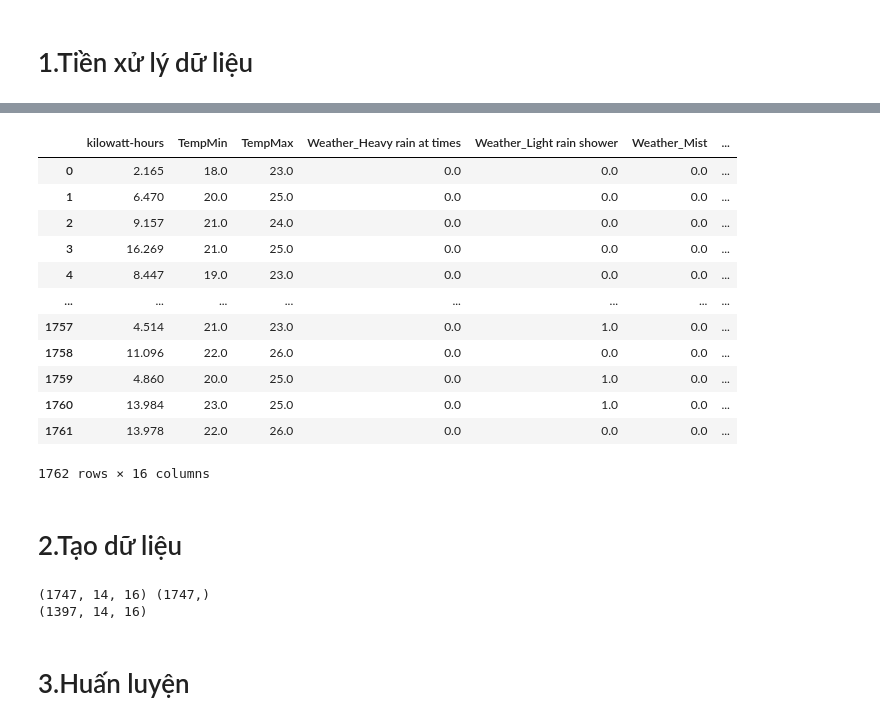
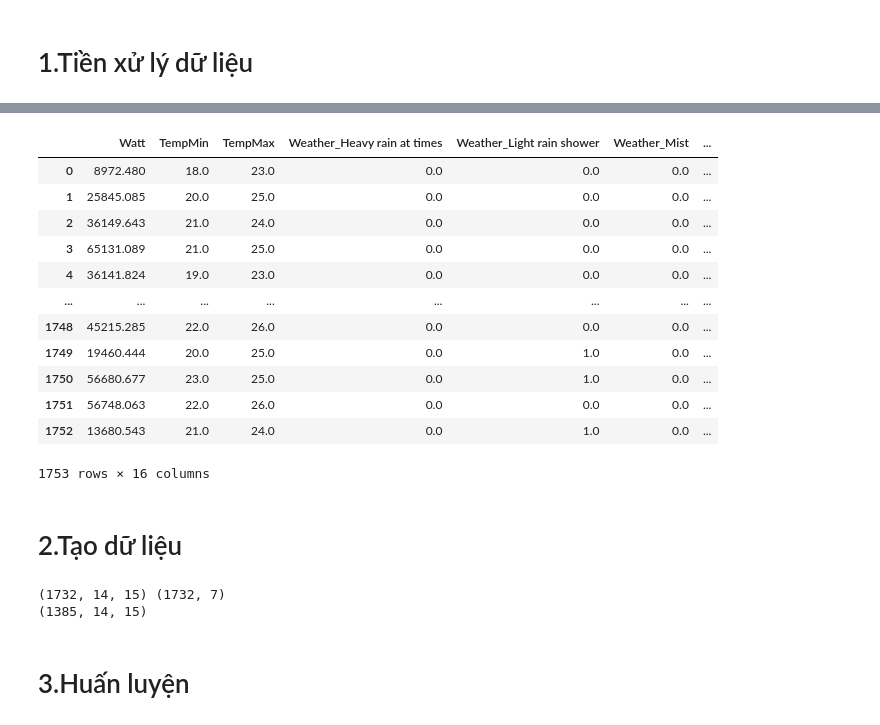
Before and after one commit to Luanho20092002/NCKH_SolarSystem, a Jupyter notebook: test.ipynb, the cells around one changed output, grey strips where cells are left out. Cells and saved outputs as stored; diff of their text form; code cells hidden in the pictures.

```diff
--- a/test.ipynb
+++ b/test.ipynb
@@ -5,12 +5,8 @@ import pandas as pd
 import matplotlib.pyplot as plt
 
 drive.mount('/content/drive', force_remount=True)
-df = pd.read_excel("/content/drive/MyDrive/AI/dataset/Energy_Power_Weather.xlsx", sheet_name=0)
+df = pd.read_excel("/content/drive/MyDrive/AI/dataset/Energy_Power_Weather.xlsx", sheet_name=1)
 # %% [output]
 Mounted at /content/drive
 # %% [markdown]
 # 1.Tiền xử lý dữ liệu
-# %%
-# df = pd.read_excel("Energy_Power_Weather.xlsx", sheet_name=0)
-df = df.drop(labels=["Timestamp", "Date"], axis=1)
-df
@@ -30,0 +13,17 @@ df
+# %%
+# Chuyển cột 'Timestamp' sang kiểu datetime
+df['Timestamp'] = pd.to_datetime(df['Timestamp'])
+
+# Lấy chỉ thời gian và định dạng thành chuỗi '00:00:00'
+df['Time'] = df['Timestamp'].dt.strftime('%H:%M:%S')
+
+df['Time'] = pd.to_datetime(df['Time'], format='%H:%M:%S').dt.time
+
+# Tạo cột mới cho giờ
+df['Hour'] = df['Timestamp'].dt.hour
+
+df['Date'] = df['Timestamp'].dt.date
+
+df['YearMonth'] = df['Timestamp'].dt.to_period('M').astype(str)
+
+df
@@ -30,0 +44,4 @@ df
+# %%
+df_tem = df.groupby(["Date", "Weather"]).agg({'Watt': 'sum', 'TempMin': 'mean', 'TempMax': 'mean'}).reset_index()
+df_tem = df_tem.drop(columns="Date", axis=1)
+df_tem
@@ -31,29 +62,22 @@ df
 # %%
-# from sklearn.preprocessing import LabelEncoder
-
-# le = LabelEncoder()
-# df["Weather"] = le.fit_transform(df["Weather"])
-# print(df["Weather"].unique())
-
-# Tạo các biến giả từ các biến phân loại trong df_x và loại bỏ một cột dummy để tránh đa cộng tuyến
-data_dummies = pd.get_dummies(df, drop_first=True)
+data_dummies = pd.get_dummies(df_tem, drop_first=True)
 # Chuyển đổi kiểu dữ liệu của tất cả các giá trị trong DataFrame data_dummies thành float
 data_dummies = data_dummies.astype(float)
 data_dummies
 # %% [output]
-|  | kilowatt-hours | TempMin | TempMax | Weather_Heavy rain at times | Weather_Light rain shower | Weather_Mist | ... |
-| 0 | 2.165 | 18.0 | 23.0 | 0.0 | 0.0 | 0.0 | ... |
-| 1 | 6.470 | 20.0 | 25.0 | 0.0 | 0.0 | 0.0 | ... |
-| 2 | 9.157 | 21.0 | 24.0 | 0.0 | 0.0 | 0.0 | ... |
-| 3 | 16.269 | 21.0 | 25.0 | 0.0 | 0.0 | 0.0 | ... |
-| 4 | 8.447 | 19.0 | 23.0 | 0.0 | 0.0 | 0.0 | ... |
+|  | Watt | TempMin | TempMax | Weather_Heavy rain at times | Weather_Light rain shower | Weather_Mist | ... |
+| 0 | 8972.480 | 18.0 | 23.0 | 0.0 | 0.0 | 0.0 | ... |
+| 1 | 25845.085 | 20.0 | 25.0 | 0.0 | 0.0 | 0.0 | ... |
+| 2 | 36149.643 | 21.0 | 24.0 | 0.0 | 0.0 | 0.0 | ... |
+| 3 | 65131.089 | 21.0 | 25.0 | 0.0 | 0.0 | 0.0 | ... |
+| 4 | 36141.824 | 19.0 | 23.0 | 0.0 | 0.0 | 0.0 | ... |
 | ... | ... | ... | ... | ... | ... | ... | ... |
-| 1757 | 4.514 | 21.0 | 23.0 | 0.0 | 1.0 | 0.0 | ... |
-| 1758 | 11.096 | 22.0 | 26.0 | 0.0 | 0.0 | 0.0 | ... |
-| 1759 | 4.860 | 20.0 | 25.0 | 0.0 | 1.0 | 0.0 | ... |
-| 1760 | 13.984 | 23.0 | 25.0 | 0.0 | 1.0 | 0.0 | ... |
-| 1761 | 13.978 | 22.0 | 26.0 | 0.0 | 0.0 | 0.0 | ... |
+| 1748 | 45215.285 | 22.0 | 26.0 | 0.0 | 0.0 | 0.0 | ... |
+| 1749 | 19460.444 | 20.0 | 25.0 | 0.0 | 1.0 | 0.0 | ... |
+| 1750 | 56680.677 | 23.0 | 25.0 | 0.0 | 1.0 | 0.0 | ... |
+| 1751 | 56748.063 | 22.0 | 26.0 | 0.0 | 0.0 | 0.0 | ... |
+| 1752 | 13680.543 | 21.0 | 24.0 | 0.0 | 1.0 | 0.0 | ... |
-1762 rows × 16 columns
+1753 rows × 16 columns
 # %% [markdown]
 # 2.Tạo dữ liệu
 # %%
@@ -61,10 +85,14 @@ from sklearn.model_selection import train_test_split
 
 X = []
 y = []
+
+n = 14
+m = 7
+
 dataframe = data_dummies.values
-for i in range(len(dataframe) - 15):
-    X.append(dataframe[i:i+14])
-    y.append(dataframe[i+15][0])
+for i in range(len(dataframe) - (m + n)):
+    X.append(dataframe[i:i+n, 1:])
+    y.append(dataframe[i+n:i+n+m, 0])
 X = np.array(X)
 y = np.array(y)
 
@@ -72,8 +100,8 @@ print(X.shape, y.shape)
 X_train, X_test, y_train, y_test = train_test_split(X, y, test_size=0.2, random_state=42)
 print(X_train.shape)
 # %% [output]
-(1747, 14, 16) (1747,)
-(1397, 14, 16)
+(1732, 14, 15) (1732, 7)
+(1385, 14, 15)
 # %% [markdown]
 # 3.Huấn luyện
 # %% [markdown]
```
Also changed, not shown: parts of 6 cells of this notebook.
